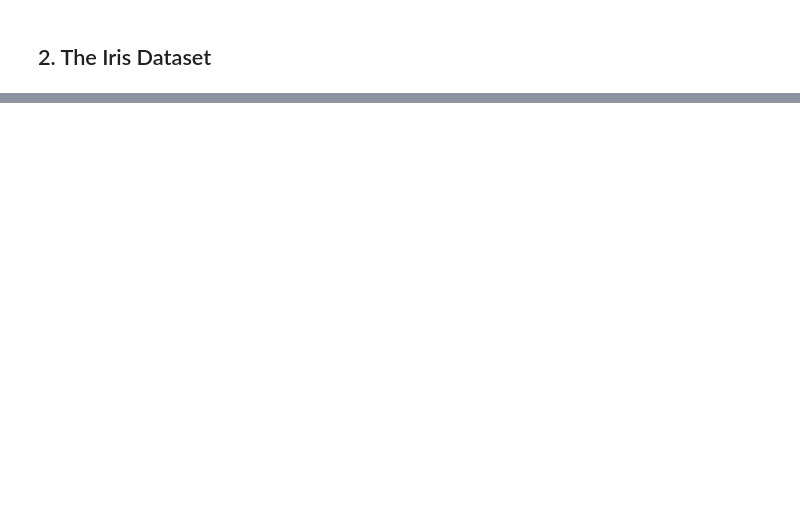
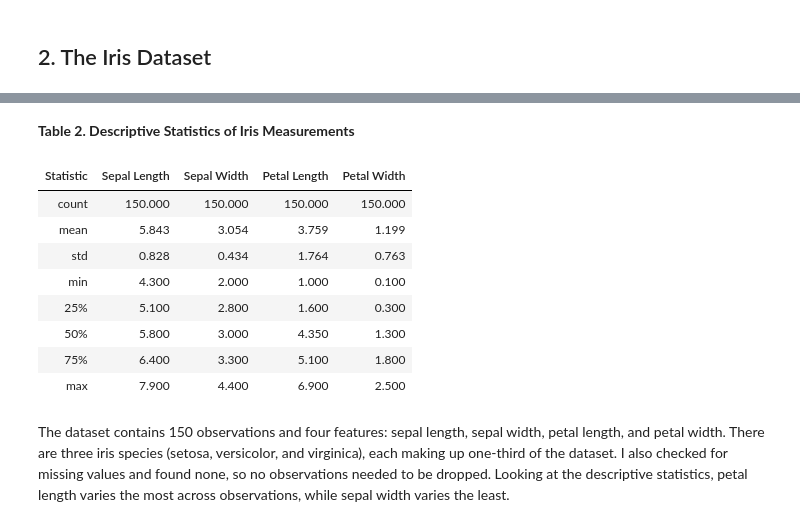
Before and after one commit to ladin-toplu/datasci530fall2026, a Jupyter notebook: Assignment5/Untitled-2.ipynb, the cells around one changed output, grey strips where cells are left out. Drawn from its saved outputs; the diff is of its cells as text; code cells hidden in the pictures; blank space fills up the shorter version.

```diff
--- a/Assignment5/Untitled-2.ipynb
+++ b/Assignment5/Untitled-2.ipynb
@@ -23,16 +61,17 @@ import matplotlib.pyplot as plt
 # %% [markdown]
 ## 2. The Iris Dataset
 # %%
-# Load the dataset from the UCI Machine Learning Repository
-iris = fetch_ucirepo(id=53)
+# Load the Iris dataset
+iris = pd.read_csv("iris.data", header=None)
 
-# Extract features
-X = iris.data.features
+# Name the columns
+iris.columns = ["sepal_length", "sepal_width", "petal_length", "petal_width", "class"]
 
-# Extract label data
-y = iris.data.targets["class"]
+# Extract features and class labels
+X = iris.drop(columns="class")
+y = iris["class"]
 
-# Compute total numbers of rows
+# Number of observations
 print(len(y))
 print(len(X))
 # %% [output]
@@ -52,3 +112,26 @@ display(table_y)
 # %%
 # Compute descriptive statistics for features
-display(X.describe())
+descriptive_stats = X.describe().reset_index()
+descriptive_stats = descriptive_stats.rename(columns={"index": "Statistic"})
+descriptive_stats = descriptive_stats.rename(columns={
+    "sepal_length": "Sepal Length",
+    "sepal_width": "Sepal Width",
+    "petal_length": "Petal Length",
+    "petal_width": "Petal Width"
+})
+
+display(Markdown("**Table 2. Descriptive Statistics of Iris Measurements**"))
+display(style_table(descriptive_stats))
+# %% [output]
+**Table 2. Descriptive Statistics of Iris Measurements**
+| Statistic | Sepal Length | Sepal Width | Petal Length | Petal Width |
+| count | 150.000 | 150.000 | 150.000 | 150.000 |
+| mean | 5.843 | 3.054 | 3.759 | 1.199 |
+| std | 0.828 | 0.434 | 1.764 | 0.763 |
+| min | 4.300 | 2.000 | 1.000 | 0.100 |
+| 25% | 5.100 | 2.800 | 1.600 | 0.300 |
+| 50% | 5.800 | 3.000 | 4.350 | 1.300 |
+| 75% | 6.400 | 3.300 | 5.100 | 1.800 |
+| max | 7.900 | 4.400 | 6.900 | 2.500 |
+# %% [markdown]
+The dataset contains 150 observations and four features: sepal length, sepal width, petal length, and petal width. There are three iris species (setosa, versicolor, and virginica), each making up one-third of the dataset. I also checked for missing values and found none, so no observations needed to be dropped. Looking at the descriptive statistics, petal length varies the most across observations, while sepal width varies the least.
```
Also changed, not shown: parts of 26 cells of this notebook, 4 other files.
